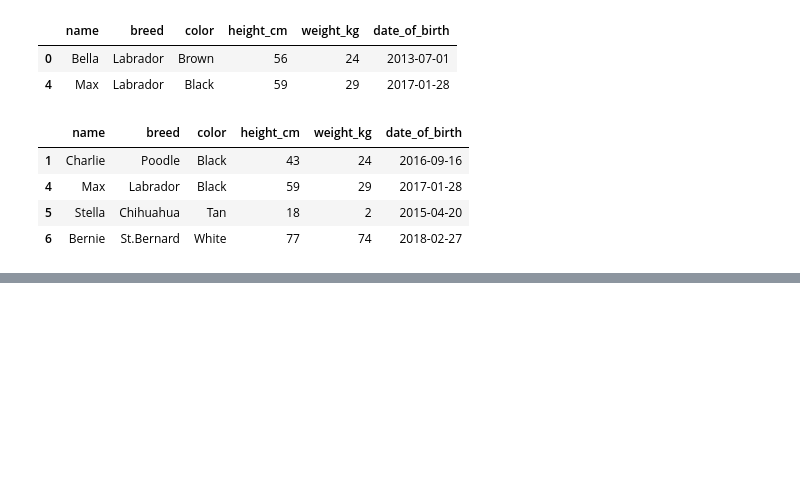
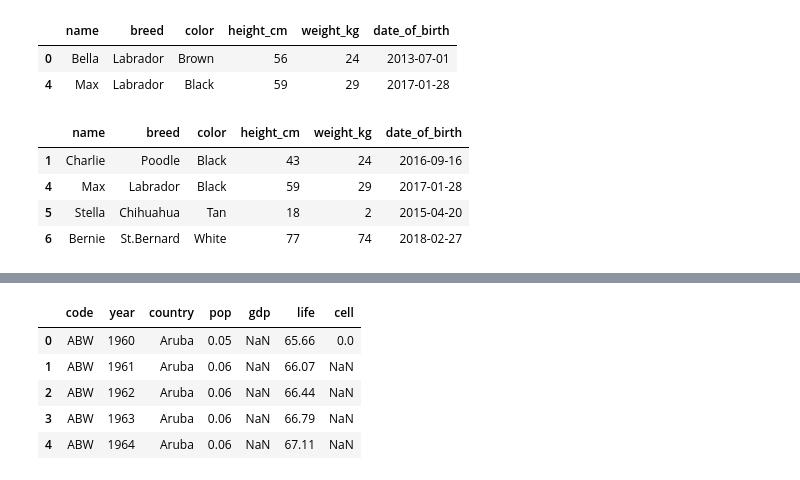
Before and after one commit to ernbilen/Data200_Fall23, a Jupyter notebook: notes/in-class/sep19.ipynb, the cells around one changed output, grey strips where cells are left out. Drawn from its saved outputs; the diff is of its cells as text; code cells hidden in the pictures; blank space fills up the shorter version.

```diff
--- a/notes/in-class/sep19.ipynb
+++ b/notes/in-class/sep19.ipynb
@@ -241,0 +296,9 @@ df[df['date_of_birth'] > '2015-01-01']
+# %%
+df.head()
+# %% [output]
+|  | code | year | country | pop | gdp | life | cell |
+| 0 | ABW | 1960 | Aruba | 0.05 | NaN | 65.66 | 0.0 |
+| 1 | ABW | 1961 | Aruba | 0.06 | NaN | 66.07 | NaN |
+| 2 | ABW | 1962 | Aruba | 0.06 | NaN | 66.44 | NaN |
+| 3 | ABW | 1963 | Aruba | 0.06 | NaN | 66.79 | NaN |
+| 4 | ABW | 1964 | Aruba | 0.06 | NaN | 67.11 | NaN |
```
Also changed, not shown: parts of 16 cells of this notebook.
